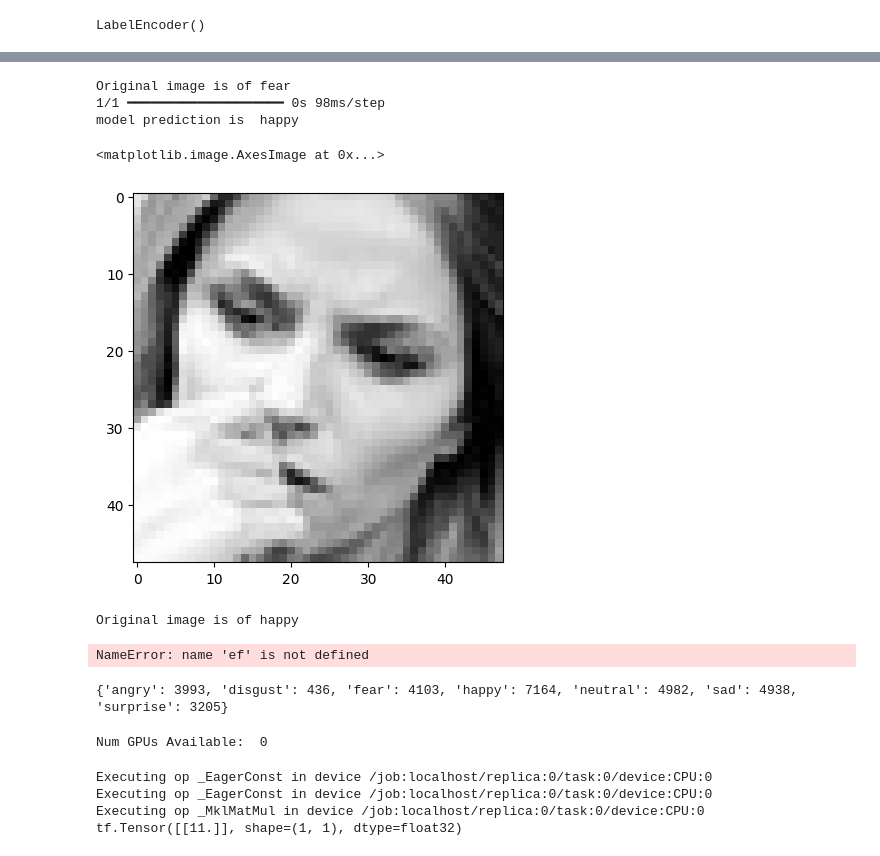
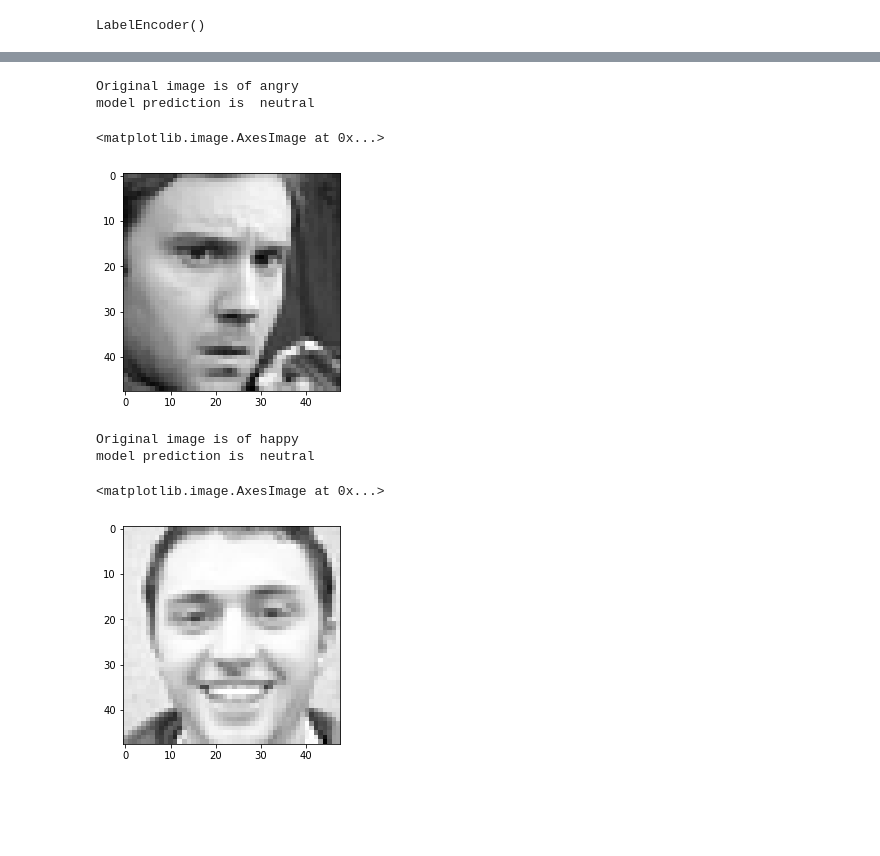
Before and after one commit to Dhanush12212/EmoCast, a Jupyter notebook: EmotionDetection/trainModel.ipynb, the cells around one changed output, grey strips where cells are left out. Cells and saved outputs as stored; diff of their text form; code cells hidden in the pictures; blank space fills up the shorter version.

```diff
--- a/EmotionDetection/trainModel.ipynb
+++ b/EmotionDetection/trainModel.ipynb
@@ -121,7 +153,7 @@ y_test = to_categorical(y_test, num_classes=7)
 # convolutional layers
 
 model = Sequential()
-model.add(Input(shape=(48, 48, 1)))
+model.add(InputLayer(input_shape=(48, 48, 1)))
 model.add(Conv2D(128, kernel_size=(3,3), activation='relu'))
 
 model.add(MaxPooling2D(pool_size=(2,2)))
@@ -163,7 +209,7 @@ model.save("Emotiondetector.keras")
 # %%
 from keras.models import model_from_json
 # %%
-label = ['angry','disgust','fear','happy','neautral','sad','suprise']
+label = ['angry','disgust','fear','happy','neutral','sad','surprise']
 # %%
 def ef(image):
     img = load_img(image,color_mode = 'grayscale')
@@ -174,21 +220,20 @@ def ef(image):
 import matplotlib.pyplot as plt
 %matplotlib inline
 # %%
-image = 'images/train/fear/2.jpg'
-print("Original image is of fear")
+image = 'images/train/angry/im0.png'
+print("Original image is of angry")
 img = ef(image)
 pred = model.predict(img)
 pred_label = label[pred.argmax()]
 print("model prediction is ",pred_label)
 plt.imshow(img.reshape(48,48),cmap = 'gray')
 # %% [output]
-Original image is of fear
-1/1 ━━━━━━━━━━━━━━━━━━━━ 0s 98ms/step
-model prediction is  happy
+Original image is of angry
+model prediction is  neutral
 <matplotlib.image.AxesImage at 0x...>
-[figure, old version]
+[figure, new version]
 # %%
-image = 'images/train/happy/7.jpg'
+image = 'images/train/happy/im7.png'
 print("Original image is of happy")
 img = ef(image)
 pred = model.predict(img)
@@ -197,31 +242,6 @@ print("model prediction is ",pred_label)
 plt.imshow(img.reshape(48,48),cmap = 'gray')
 # %% [output]
 Original image is of happy
+model prediction is  neutral
-NameError: name 'ef' is not defined
+<matplotlib.image.AxesImage at 0x...>
+[figure, added]
-# %%
-import os
-from collections import Counter
-
-data_path = 'images/train'
-class_counts = {cls: len(os.listdir(os.path.join(data_path, cls))) for cls in os.listdir(data_path)}
-print(class_counts)
-# %% [output]
-{'angry': 3993, 'disgust': 436, 'fear': 4103, 'happy': 7164, 'neutral': 4982, 'sad': 4938, 'surprise': 3205}
-# %%
-import tensorflow as tf
-print("Num GPUs Available: ", len(tf.config.list_physical_devices('GPU')))
-# %% [output]
-Num GPUs Available:  0
-# %%
-tf.debugging.set_log_device_placement(True)
-
-# Example computation
-a = tf.constant([[1.0, 2.0]])
-b = tf.constant([[3.0], [4.0]])
-c = tf.matmul(a, b)
-print(c)
-# %% [output]
-Executing op _EagerConst in device /job:localhost/replica:0/task:0/device:CPU:0
-Executing op _EagerConst in device /job:localhost/replica:0/task:0/device:CPU:0
-Executing op _MklMatMul in device /job:localhost/replica:0/task:0/device:CPU:0
-tf.Tensor([[11.]], shape=(1, 1), dtype=float32)
```
Also changed, not shown: parts of 12 cells of this notebook, 4 other files.
